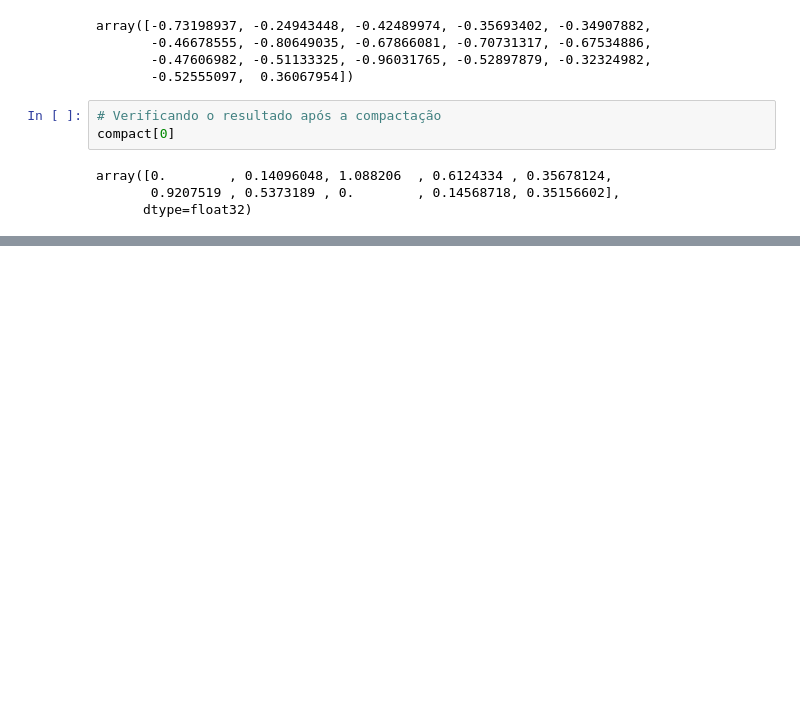
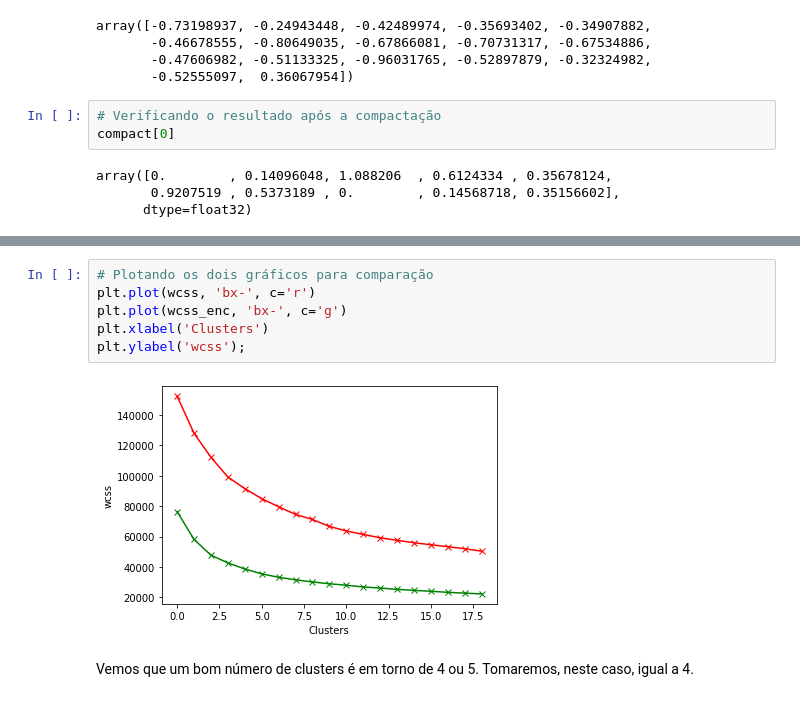
Before and after one commit to Mario-RJunior/Departamento-Marketing, a Jupyter notebook: Segmentacao_marketing.ipynb, the cells around one changed output, grey strips where cells are left out. Saved outputs shown, nothing was run; the diff lists cells and outputs as text; blank space fills up the shorter version.

```diff
--- a/Segmentacao_marketing.ipynb
+++ b/Segmentacao_marketing.ipynb
@@ -537,0 +557,10 @@ array([0.        , 0.14096048, 1.088206  , 0.6124334 , 0.35678124,
+# %%
+# Plotando os dois gráficos para comparação
+plt.plot(wcss, 'bx-', c='r')
+plt.plot(wcss_enc, 'bx-', c='g')
+plt.xlabel('Clusters')
+plt.ylabel('wcss');
+# %% [output]
+[figure, added]
+# %% [markdown]
+Vemos que um bom número de clusters é em torno de 4 ou 5. Tomaremos, neste caso, igual a 4.
```
Also changed, not shown: parts of 6 cells of this notebook.
